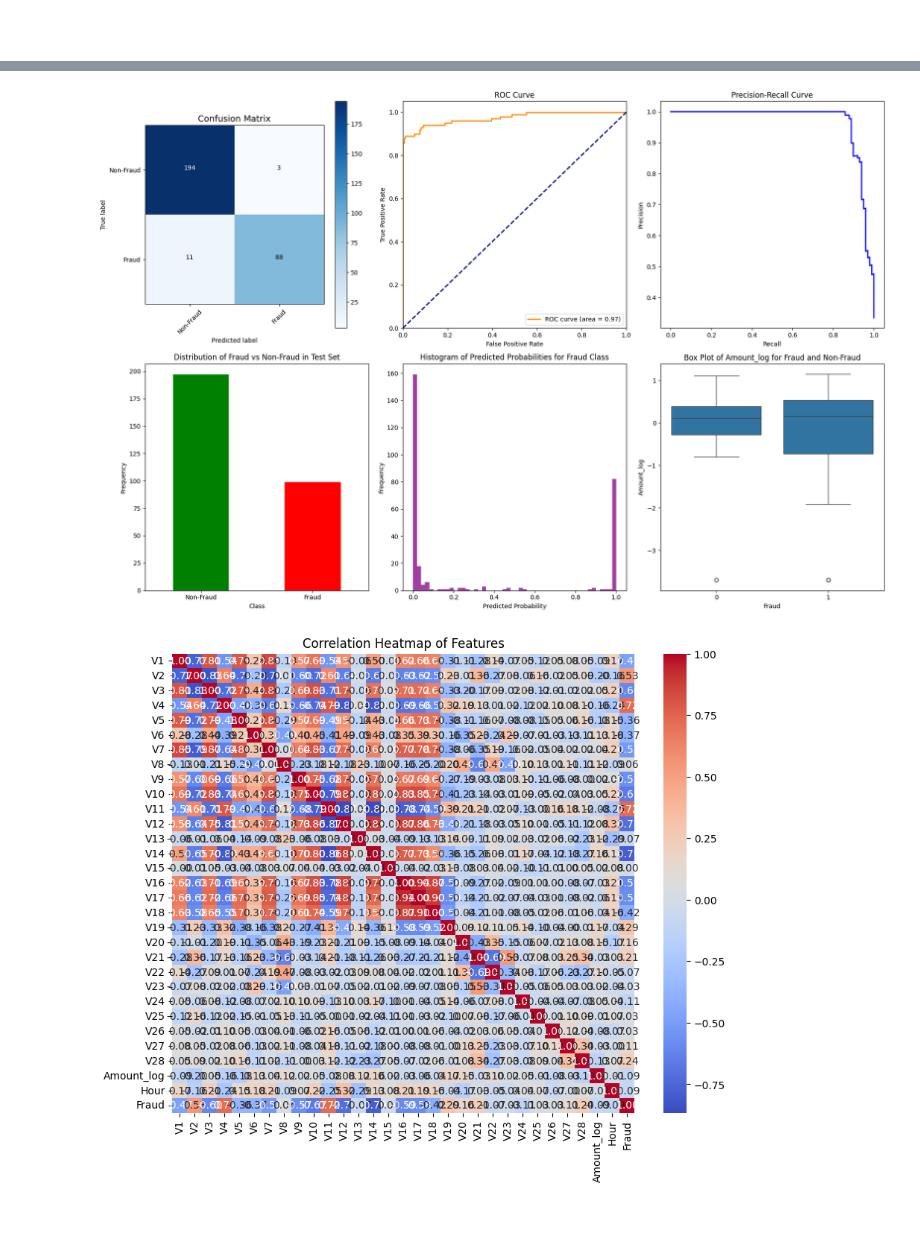
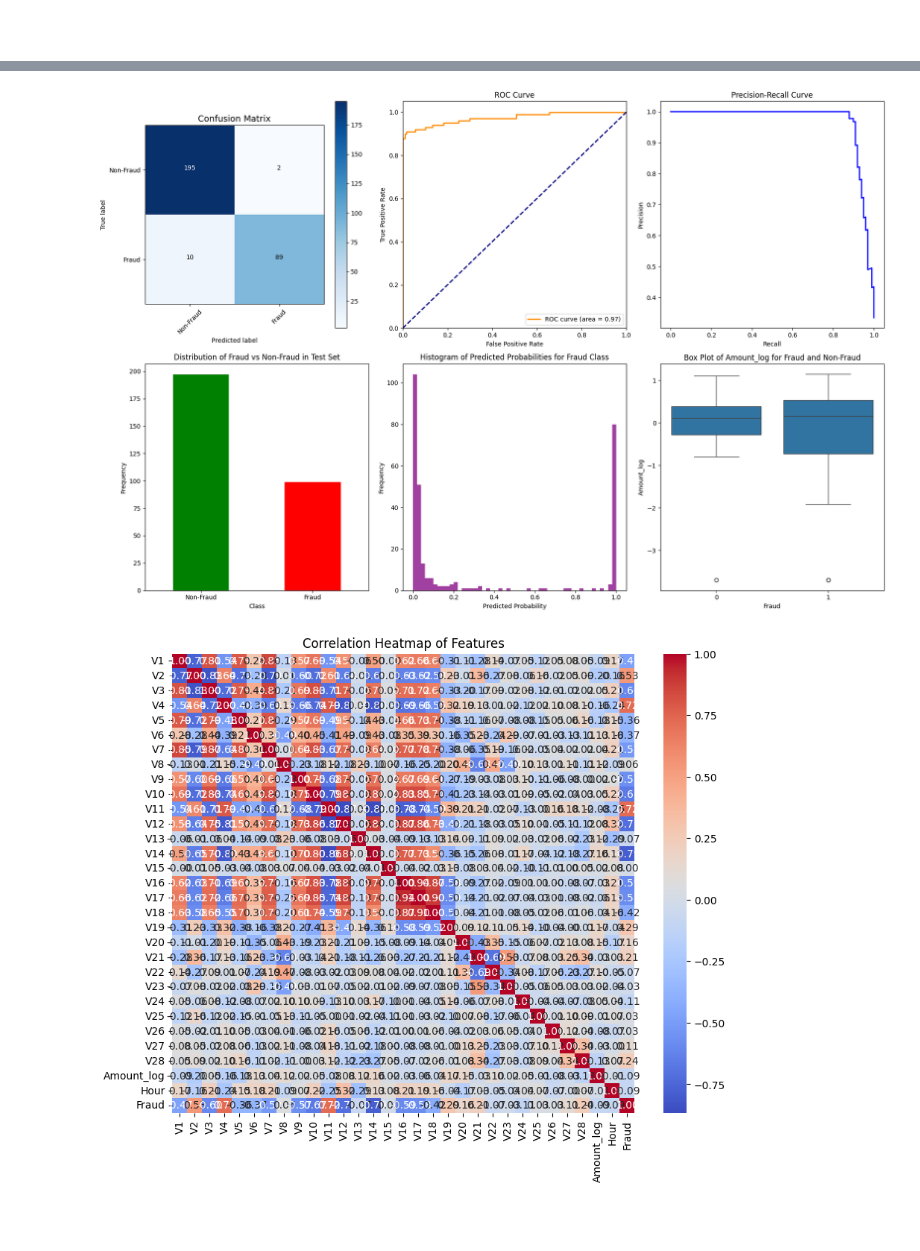
Before and after one commit to chunren/credit-card-fraud-detection-by-neural-network, a Jupyter notebook: credit-card-fraud-detection-by-neural-network.ipynb, the cells around one changed output, grey strips where cells are left out. Saved outputs shown, nothing was run; the diff lists cells and outputs as text; code cells hidden in the pictures.

```diff
--- a/credit-card-fraud-detection-by-neural-network.ipynb
+++ b/credit-card-fraud-detection-by-neural-network.ipynb
@@ -531,8 +531,6 @@ from tensorflow.keras.optimizers import Adam
 from tensorflow.keras.callbacks import EarlyStopping
 from sklearn.utils import shuffle
 from tqdm import tqdm
-import itertools
-import datetime
 import tensorflow as tf
 import random
 
@@ -544,12 +542,15 @@ tf.random.set_seed(42)
 tf.config.experimental.enable_op_determinism()
 
 # --- Step 1: Parameter Setting ---
+non_fraud_to_fraud_sample_ratio = 2
 test_size = 0.2
 initial_learning_rate = 0.001
-training_epochs = 10
+training_epochs = 30
 final_evaluation_epochs = 30
-#class_weights_range = np.arange(1.0, 1.5, 0.01)
-class_weights_range = np.arange(0.99, 3.1, 0.01)
+n_folds = 5
+# 2.09,
+class_weights_range = np.arange(0.99, 2.11, 0.01)
+#class_weights_range = np.arange(2.08, 2.11, 0.01)
 
 # --- Step 2: Load Data ---
 df = pd.read_csv('./data/creditcard.csv')
@@ -565,7 +566,7 @@ y = df['Class']
 fraud_cases = df[df['Class'] == 1]
 non_fraud_cases = df[df['Class'] == 0]
 n_fraud_cases = len(fraud_cases)
-n_non_fraud_sample = 2 * n_fraud_cases
+n_non_fraud_sample = n_fraud_cases * non_fraud_to_fraud_sample_ratio
 non_fraud_cases_sampled = non_fraud_cases.sample(n=n_non_fraud_sample, random_state=42)
 
 balanced_df = pd.concat([fraud_cases, non_fraud_cases_sampled])
@@ -582,7 +583,6 @@ X_train_scaled = scaler.fit_transform(X_train)
 X_test_scaled = scaler.transform(X_test)
 
 # --- Function Definitions ---
-
 def build_model(learning_rate=initial_learning_rate):
     n_inputs = X_train_scaled.shape[1]
     model = Sequential([
@@ -602,7 +602,9 @@ def build_model(learning_rate=initial_learning_rate):
 def cross_validate_class_weight(X_train, y_train, class_weights_range):
     best_class_weight = None
     best_f1_score = 0
-    kf = StratifiedKFold(n_splits=5, shuffle=True, random_state=42)
+    best_model = None
+    n_folds = 5
+    kf = StratifiedKFold(n_splits=n_folds, shuffle=True, random_state=42)
 
     progress_bar = tqdm(class_weights_range, desc="Tuning class weights", ncols=100, unit=" weights")
 
@@ -627,11 +629,25 @@ def cross_validate_class_weight(X_train, y_train, class_weights_range):
         progress_bar.set_postfix({"Class weight": f"{class_weight:.2f}", "F1 (Fraud)": f"{avg_f1:.4f}"})
 
         if avg_f1 > best_f1_score:
-            best_f1_score = avg_f1
-            best_class_weight = class_weight
+            # double-check the model's performance on the whole training set
+            whole_model = build_model(learning_rate=initial_learning_rate)
+            whole_model.fit(X_train, y_train, epochs=training_epochs, batch_size=32, verbose=0,
+                      class_weight={0: 1, 1: class_weight})
+
+            # Evaluate on the whole training set, not the test set
+            y_whole_pred_probs = whole_model.predict(X_train, verbose=0)
+            y_whole_pred_classes = (y_whole_pred_probs > 0.5).astype("int32")
+            whole_f1 = f1_score(y_train, y_whole_pred_classes, pos_label=1)
+
+            # If the whole training set F1 is still the best, select this model
+            if whole_f1 > best_f1_score:
+                best_model = whole_model
+                best_f1_score = avg_f1
+                best_class_weight = class_weight
 
     print(f"\nBest class weight: {best_class_weight}, Best F1-score: {best_f1_score:.4f}")
-    return best_class_weight, best_f1_score
+    return best_class_weight, best_f1_score, best_model  # Return the best model
+
 
 def plot_confusion_matrix(cm, classes, normalize=False, title='Confusion matrix', cmap=plt.cm.Blues):
     if normalize:
@@ -714,59 +730,10 @@ def plot_results(y_test, y_pred_probs, y_pred_classes, conf_matrix, X_test_scale
     plt.title('Correlation Heatmap of Features')
     plt.show()
 
-# 2.1 -> .93, 2.64 -> 0.93,
-#best_class_weight = 1.30 #1.35 # 2.09
-#class_weights_range = np.arange(0.99, 2.1, 0.01)
-#class_weights_range = np.arange(1.35, 1.36, 0.01)
-class_weights_range = np.arange(2.09, 2.11, 0.01)
-#class_weights_range = np.arange(1.45, 1.486, 0.01)
-#class_weights_range = np.arange(4.60, 4.64, 0.01)
-best_class_weight = 0
-best_f1_score = 0
-best_model = None
-fold_class_weights = []
-fold_f1_scores = []
-
-for class_weight in class_weights_range:
-    final_model = build_model(learning_rate=initial_learning_rate)
-    #final_model = build_model()
-    learning_rate = final_model.optimizer.learning_rate.numpy()
-    print(f"The current learning rate is: {learning_rate}")
-    final_model.fit(X_train_scaled, y_train, validation_split=0.2, batch_size=32, epochs=final_evaluation_epochs,
-                    class_weight={0: 1, 1: class_weight}, verbose=0)
-
-    # --- Step 6: Final Model Evaluation ---
-    y_pred_probs = final_model.predict(X_test_scaled, batch_size=200, verbose=0)
-    y_pred_classes = (y_pred_probs > 0.5).astype("int32")
-
-    fold_f1 = f1_score(y_test, y_pred_classes, pos_label=1)
-    fold_class_weights.append(class_weight)
-
-    fold_f1_scores.append(fold_f1)
-
-    print(f"\nClass weight: {class_weight:.2f}, F1 (Fraud): {fold_f1:.4f}")
-
-    if fold_f1 > best_f1_score:
-        best_model = final_model
-        best_f1_score = fold_f1
-        best_class_weight = class_weight
-
-# After the loop, display each pair of class weight and F1 score
-# for class_weight, f1_score in zip(fold_class_weights, fold_f1_scores):
-#     print(f"Class Weight: {class_weight:.2f}, F1 Score: {f1_score:.4f}")
-
-
-# --- Step 5: Final Model Training ---
-# best_class_weight, best_f1_score = cross_validate_class_weight(X_train_scaled, y_train.to_numpy(), class_weights_range)
+# --- Step 5: Final Model Selection ---
+best_class_weight, best_f1_score, best_model = cross_validate_class_weight(X_train_scaled, y_train.to_numpy(), class_weights_range)
 print(f"\nSelected Best Class Weight: {best_class_weight}")
 print(f"Best F1-score (Fraud) from Cross-Validation: {best_f1_score:.4f}")
-
-final_model = build_model(learning_rate=initial_learning_rate)
-#final_model = build_model()
-learning_rate = final_model.optimizer.learning_rate.numpy()
-print(f"The current learning rate is: {learning_rate}")
-best_model.fit(X_train_scaled, y_train, validation_split=0.2, batch_size=32, epochs=final_evaluation_epochs,
-                class_weight={0: 1, 1: best_class_weight}, verbose=0)
 
 # --- Step 6: Final Model Evaluation ---
 y_pred_probs = best_model.predict(X_test_scaled, batch_size=200, verbose=0)
@@ -804,4 +771,4 @@ Confusion matrix, without normalization
-[figure, old version]
+[figure, new version]
 [figure]
 # %% [markdown]
 &nbsp;
```
Also changed, not shown: parts of 1 cell of this notebook.
